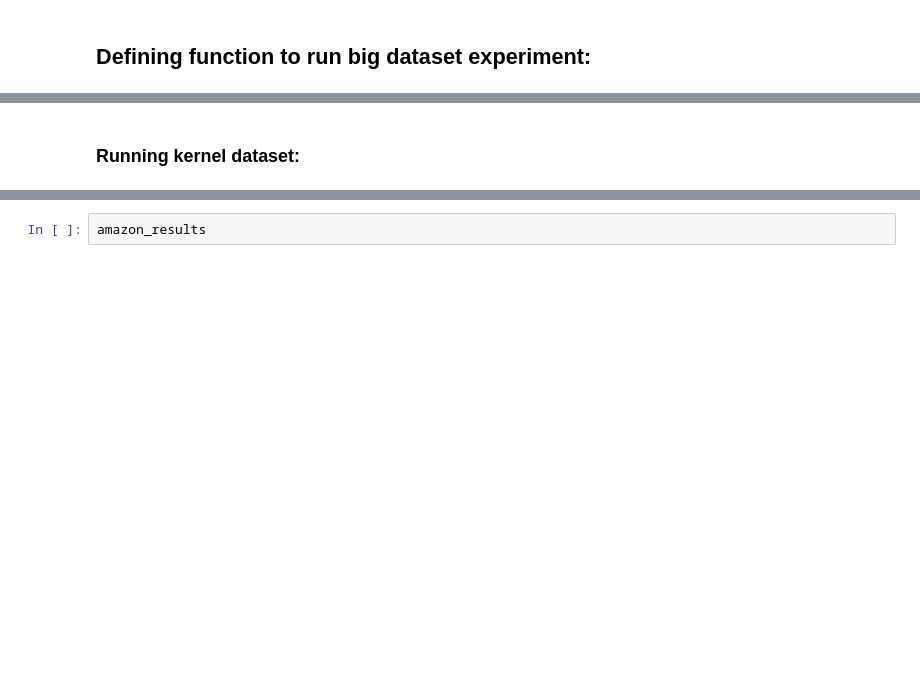
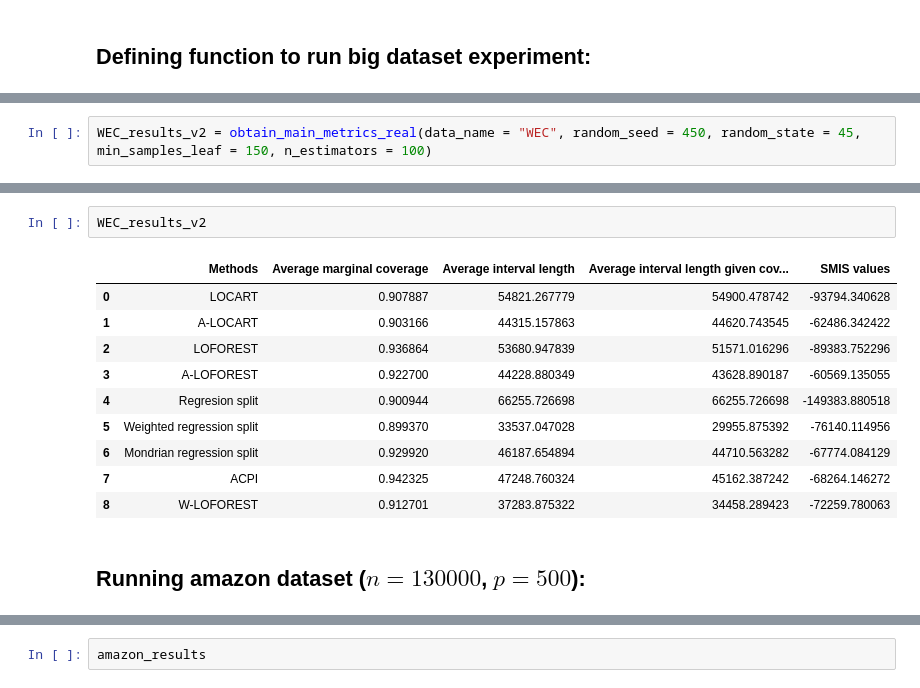
Before and after one commit to Monoxido45/clover, a Jupyter notebook: examples/additional_real_data_experiments.ipynb, the cells around one changed output, grey strips where cells are left out. Cells and saved outputs as stored; diff of their text form; blank space fills up the shorter version.

```diff
--- a/examples/additional_real_data_experiments.ipynb
+++ b/examples/additional_real_data_experiments.ipynb
@@ -526,0 +579,2 @@ def obtain_main_metrics_real(
+# %%
+WEC_results_v2 = obtain_main_metrics_real(data_name = "WEC", random_seed = 450, random_state = 45, min_samples_leaf = 150, n_estimators = 100)
@@ -527,2 +602,15 @@ def obtain_main_metrics_real(
+# %%
+WEC_results_v2
+# %% [output]
+|  | Methods | Average marginal coverage | Average interval length | Average interval length given cov... | SMIS values |
+| 0 | LOCART | 0.907887 | 54821.267779 | 54900.478742 | -93794.340628 |
+| 1 | A-LOCART | 0.903166 | 44315.157863 | 44620.743545 | -62486.342422 |
+| 2 | LOFOREST | 0.936864 | 53680.947839 | 51571.016296 | -89383.752296 |
+| 3 | A-LOFOREST | 0.922700 | 44228.880349 | 43628.890187 | -60569.135055 |
+| 4 | Regresion split | 0.900944 | 66255.726698 | 66255.726698 | -149383.880518 |
+| 5 | Weighted regression split | 0.899370 | 33537.047028 | 29955.875392 | -76140.114956 |
+| 6 | Mondrian regression split | 0.929920 | 46187.654894 | 44710.563282 | -67774.084129 |
+| 7 | ACPI | 0.942325 | 47248.760324 | 45162.387242 | -68264.146272 |
+| 8 | W-LOFOREST | 0.912701 | 37283.875322 | 34458.289423 | -72259.780063 |
 # %% [markdown]
-### Running kernel dataset:
+## Running amazon dataset ($n = 130000$, $p = 500$):
```
Also changed, not shown: parts of 25 cells of this notebook, 4 other files.
